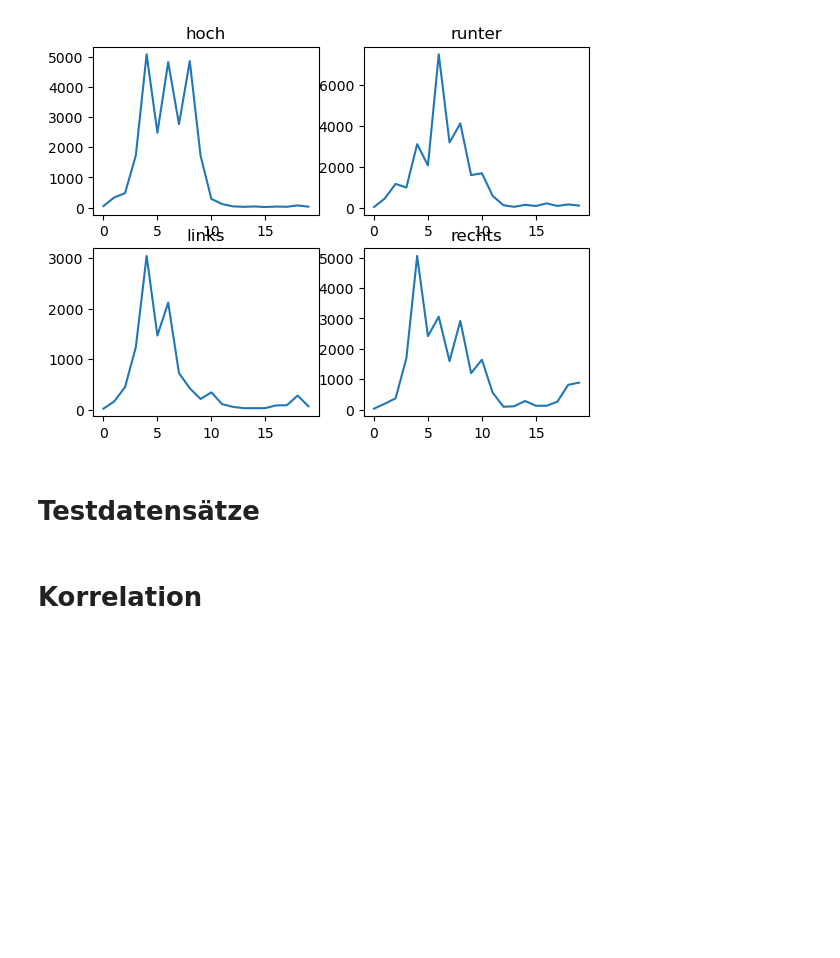
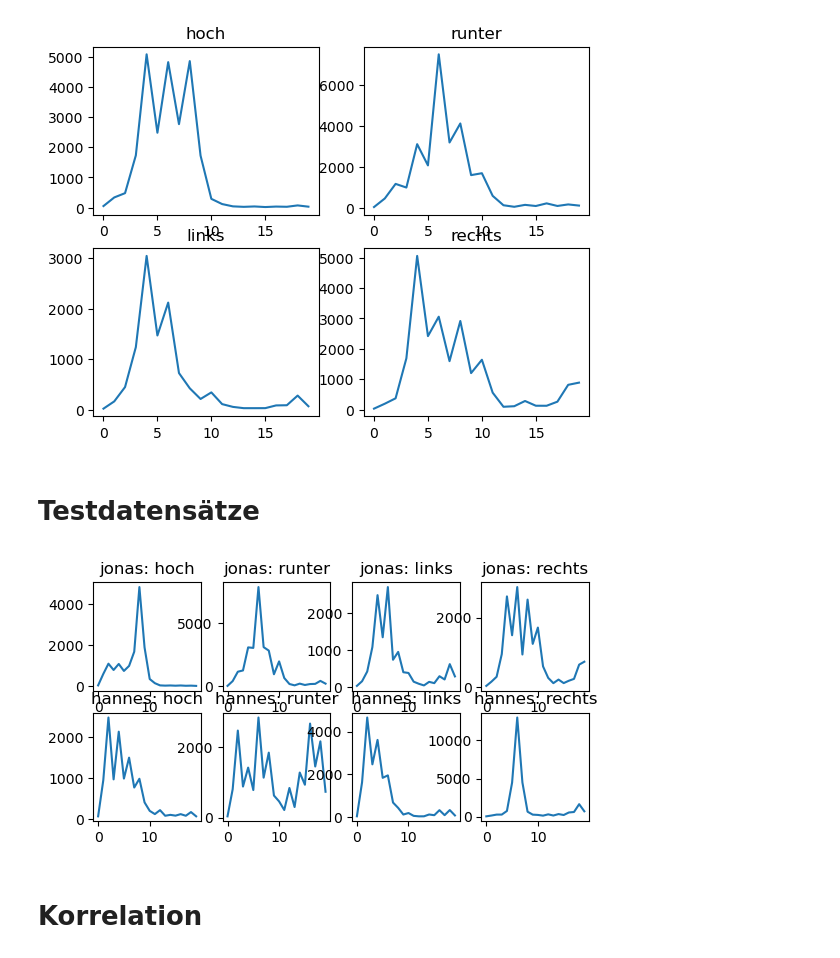
Before and after one commit to hannesbrugger/Signale-und-Systeme, a Jupyter notebook: Versuch4/versuch4.ipynb, the cells around one changed output. Cells and saved outputs as stored; diff of their text form; code cells hidden in the pictures; blank space fills up the shorter version.

```diff
--- a/Versuch4/versuch4.ipynb
+++ b/Versuch4/versuch4.ipynb
@@ -56,6 +56,8 @@ plt.show()
 # %%
+%%script false
+
 typ = "TestDaten"
-befehl = "runter"
+befehl = ""
 name = "hannes"
 for i in range(5):
     print("Start")
@@ -121,13 +119,13 @@ plt.show()
 befehle = ["hoch", "runter", "links", "rechts"]
 
 ref_dict = {}
-for idx, befehl in enumerate(befehle):
+for idx_befehl, befehl in enumerate(befehle):
     ref_dict[befehl] = []
     for i in range(5):
         data = np.load(f"Messdaten/Referenzen/{befehl}/{befehl}{i}.npy")
         ref_dict[befehl].append(windowing(data))
     ref_dict[befehl] = np.array(ref_dict[befehl]).mean(axis=0)
-    plt.subplot(2,2, idx+1)
+    plt.subplot(2, 2, idx_befehl + 1)
     plt.plot(ref_dict[befehl][:20])
     plt.title(befehl)
 
@@ -139,13 +137,21 @@ plt.show()
 # %%
 tests_dict = {}
 namen = ["jonas", "hannes"]
 
-for name in namen:
-    for idx, befehl in enumerate(befehle):
+for idx_name, name in enumerate(namen):
+    tests_dict[name] = {}
+    for idx_befehl, befehl in enumerate(befehle):
         tests_dict[name][befehl] = []
         for i in range(5):
-            data = np.load(f"Messdaten/{befehl}/{befehl}{i}.npy")
+            data = np.load(f"Messdaten/TestDaten/{name}/{befehl}/{befehl}{i}.npy")
             tests_dict[name][befehl].append(windowing(data))
         tests_dict[name][befehl] = np.array(tests_dict[name][befehl]).mean(axis=0)
+        plt.subplot(3, 4, idx_name*4 + idx_befehl + 1)
+        plt.plot(tests_dict[name][befehl][:20])
+        plt.title(f"{name}: {befehl}")
+
+plt.show()
+# %% [output]
+[figure, added]
 # %% [markdown]
 # Korrelation
```
Also changed, not shown: parts of 11 cells of this notebook.
